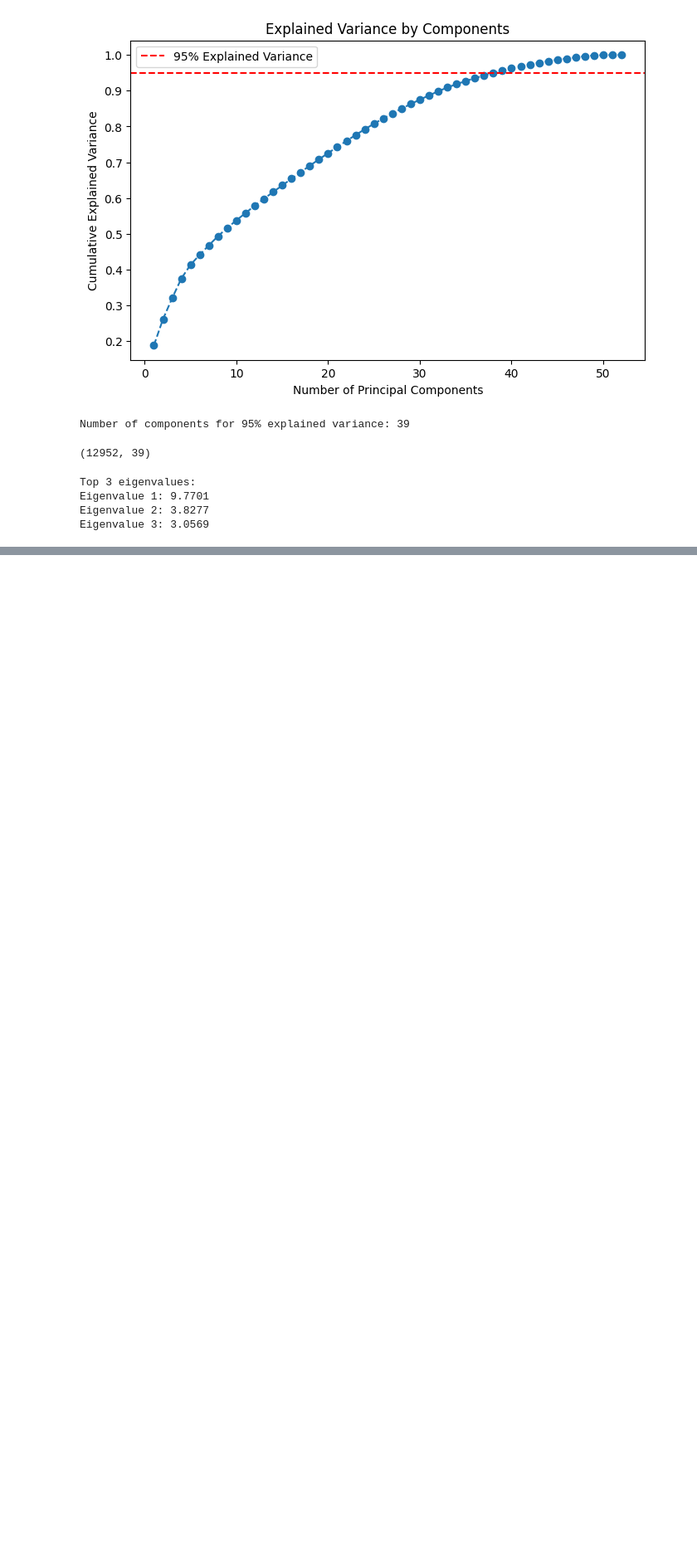
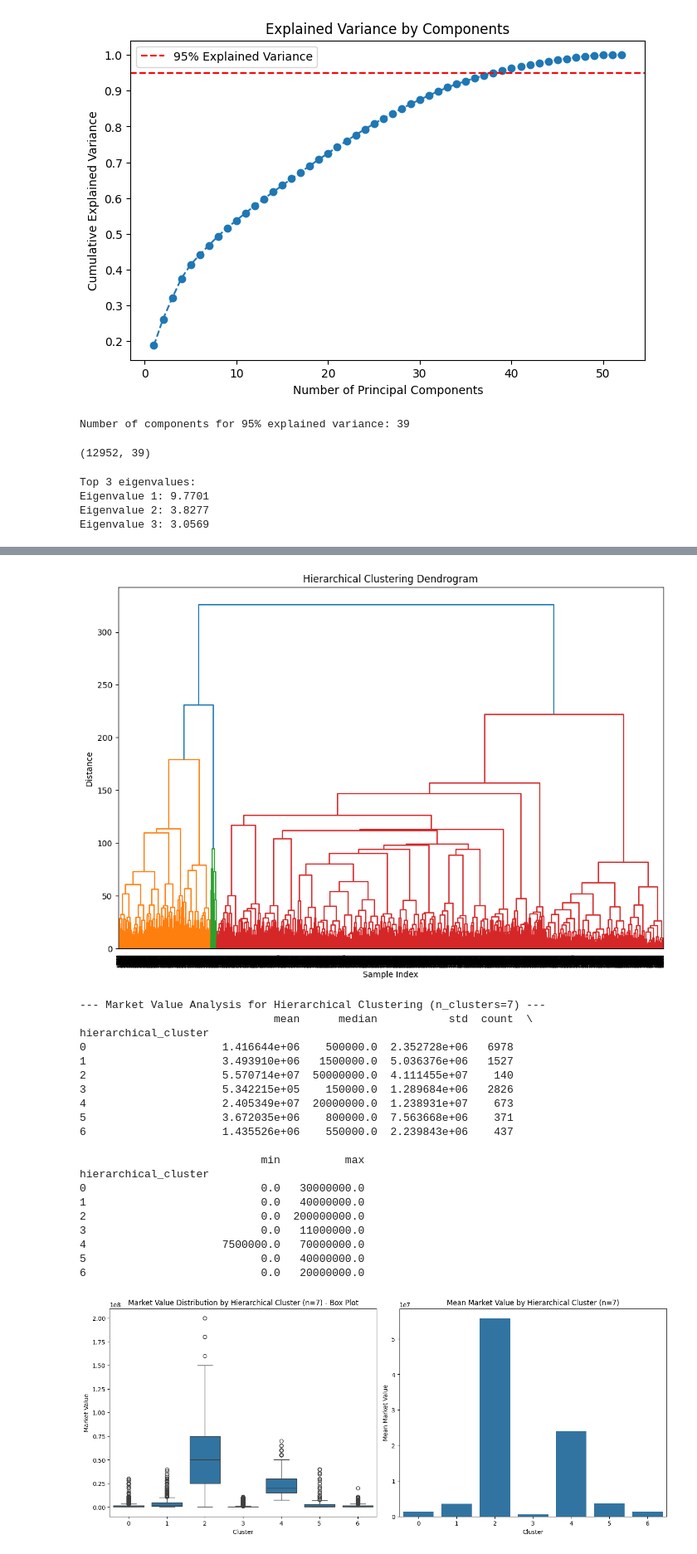
Before and after one commit to prnv19/FootballAnalytics, a Jupyter notebook: PCA_Clustering.ipynb, the cells around one changed output, grey strips where cells are left out. Shown at 83% size. Cells and saved outputs as stored; diff of their text form; code cells hidden in the pictures; blank space fills up the shorter version.

```diff
--- a/PCA_Clustering.ipynb
+++ b/PCA_Clustering.ipynb
@@ -115,0 +261,60 @@ Eigenvalue 3: 3.0569
+# %%
+linked = linkage(data_for_clustering, method='ward')
+plt.figure(figsize=(12, 8))
+dendrogram(linked, orientation='top', distance_sort='descending', show_leaf_counts=True)
+plt.title('Hierarchical Clustering Dendrogram')
+plt.xlabel('Sample Index')
+plt.ylabel('Distance')
+plt.show()
+
+n_clusters_hierarchical = 7
+hierarchical = AgglomerativeClustering(n_clusters=n_clusters_hierarchical, linkage='ward')
+hierarchical_labels = hierarchical.fit_predict(data_for_clustering)
+df['hierarchical_cluster'] = hierarchical_labels
+
+print(f"\n--- Market Value Analysis for Hierarchical Clustering (n_clusters={n_clusters_hierarchical}) ---")
+cluster_stats = df.groupby('hierarchical_cluster')['MarketValue'].agg(['mean', 'median', 'std', 'count', 'min', 'max'])
+print(cluster_stats)
+
+
+# Create subplots (Box plot and Bar plot)
+fig, axes = plt.subplots(1, 2, figsize=(14, 6))
+
+# Box Plot
+sns.boxplot(x='hierarchical_cluster', y='MarketValue', data=df, ax=axes[0])
+axes[0].set_title(f'Market Value Distribution by Hierarchical Cluster (n={n_clusters_hierarchical}) - Box Plot')
+axes[0].set_xlabel('Cluster')
+axes[0].set_ylabel('Market Value')
+
+# Bar Plot (Mean Market Value)
+sns.barplot(x=cluster_stats.index, y=cluster_stats['mean'], ax=axes[1])
+axes[1].set_title(f'Mean Market Value by Hierarchical Cluster (n={n_clusters_hierarchical})')
+axes[1].set_xlabel('Cluster')
+axes[1].set_ylabel('Mean Market Value')
+
+
+plt.tight_layout()
+plt.show()
+# %% [output]
+[figure, added]
+--- Market Value Analysis for Hierarchical Clustering (n_clusters=7) ---
+                              mean      median           std  count  \
+hierarchical_cluster
+0                     1.416644e+06    500000.0  2.352728e+06   6978
+1                     3.493910e+06   1500000.0  5.036376e+06   1527
+2                     5.570714e+07  50000000.0  4.111455e+07    140
+3                     5.342215e+05    150000.0  1.289684e+06   2826
+4                     2.405349e+07  20000000.0  1.238931e+07    673
+5                     3.672035e+06    800000.0  7.563668e+06    371
+6                     1.435526e+06    550000.0  2.239843e+06    437
+
+                            min          max
+hierarchical_cluster
+0                           0.0   30000000.0
+1                           0.0   40000000.0
+2                           0.0  200000000.0
+3                           0.0   11000000.0
+4                     7500000.0   70000000.0
+5                           0.0   40000000.0
+6                           0.0   20000000.0
+[figure, added]
```
Also changed, not shown: parts of 10 cells of this notebook.
